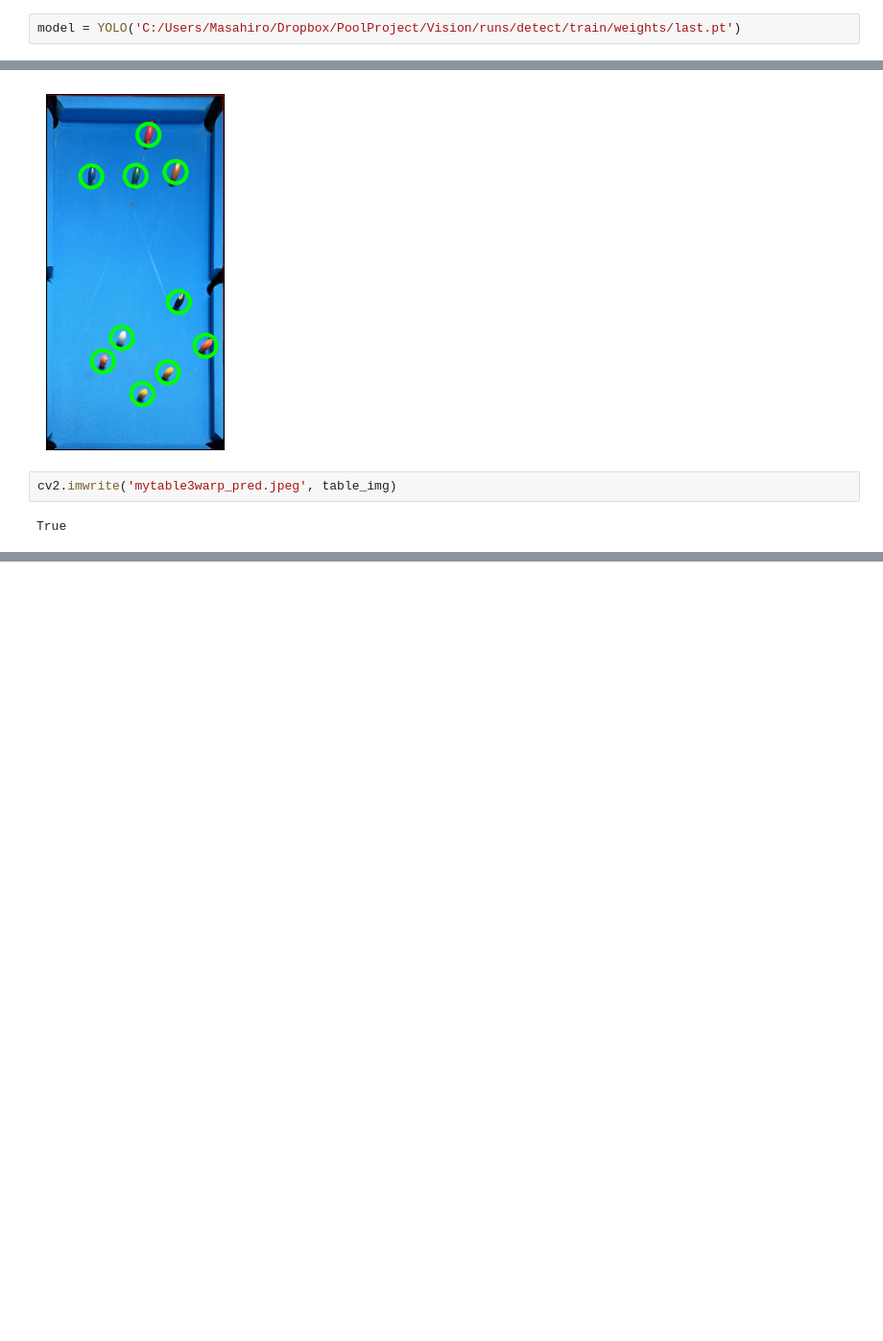
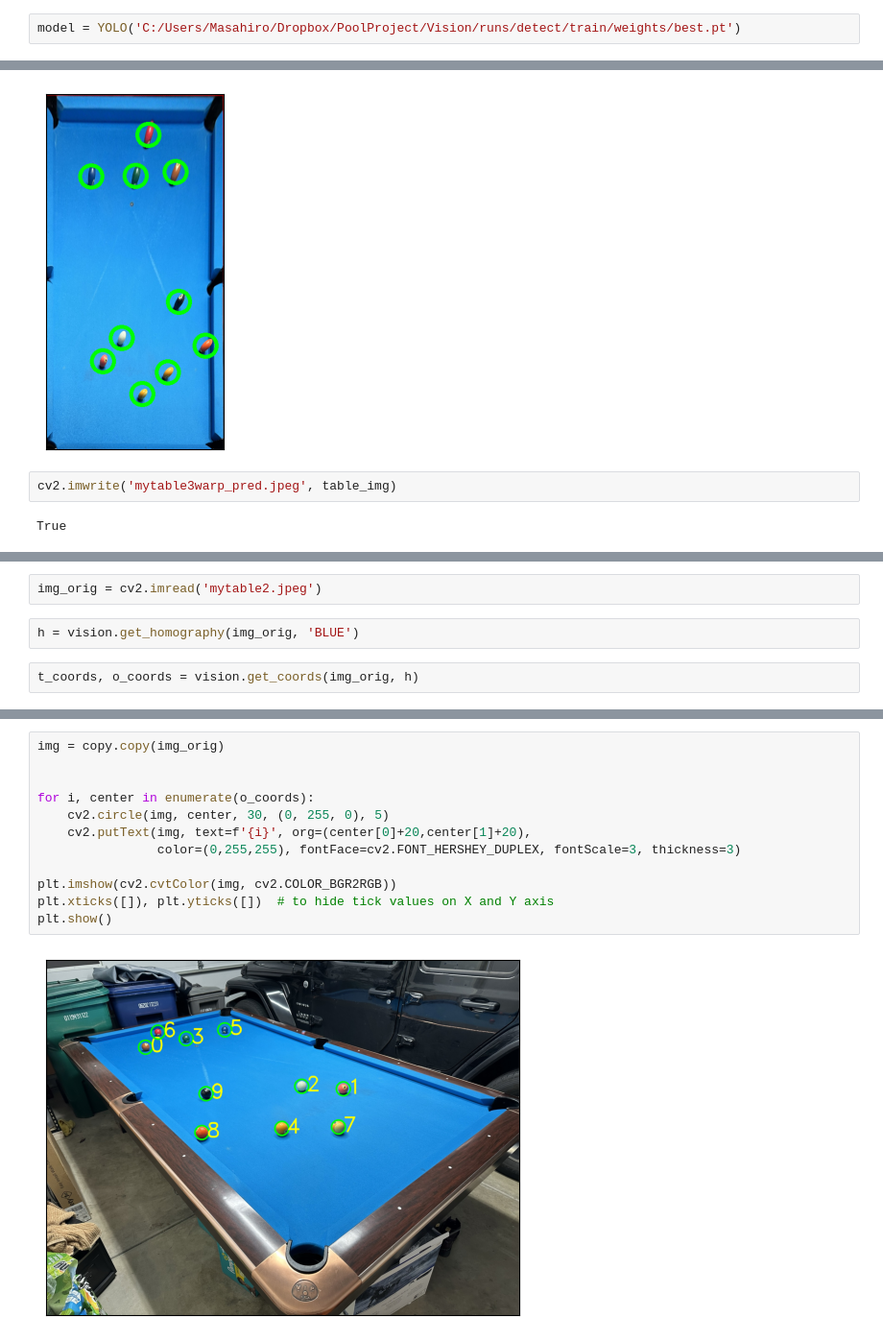
Before and after one commit to moshi747/PoolML, a Jupyter notebook: Vision/Vision.ipynb, the cells around one changed output, grey strips where cells are left out. Shown at 96% size. Drawn from its saved outputs; the diff is of its cells as text; blank space fills up the shorter version.

```diff
--- a/Vision/Vision.ipynb
+++ b/Vision/Vision.ipynb
@@ -301,7 +301,7 @@ Model summary (fused): 218 layers, 25840339 parameters, 0 gradients, 78.7 GFLOPs
 Speed: 1.0ms preprocess, 334.2ms inference, 0.0ms loss, 0.5ms postprocess per image
 Results saved to runs\detect\train
 # %%
-model = YOLO('C:/Users/Masahiro/Dropbox/PoolProject/Vision/runs/detect/train/weights/last.pt')
+model = YOLO('C:/Users/Masahiro/Dropbox/PoolProject/Vision/runs/detect/train/weights/best.pt')
 # %%
 results = model.predict(source=img_orig, save=True, save_txt=True)
 # %% [output]
@@ -382,0 +388,6 @@ True
+# %%
+img_orig = cv2.imread('mytable2.jpeg')
+# %%
+h = vision.get_homography(img_orig, 'BLUE')
+# %%
+t_coords, o_coords = vision.get_coords(img_orig, h)
@@ -382,0 +425,14 @@ True
+# %%
+img = copy.copy(img_orig)
+
+
+for i, center in enumerate(o_coords):
+    cv2.circle(img, center, 30, (0, 255, 0), 5)
+    cv2.putText(img, text=f'{i}', org=(center[0]+20,center[1]+20),
+                color=(0,255,255), fontFace=cv2.FONT_HERSHEY_DUPLEX, fontScale=3, thickness=3)
+
+plt.imshow(cv2.cvtColor(img, cv2.COLOR_BGR2RGB))
+plt.xticks([]), plt.yticks([])  # to hide tick values on X and Y axis
+plt.show()
+# %% [output]
+[figure, added]
```
Also changed, not shown: parts of 5 cells of this notebook, 25 other files.
